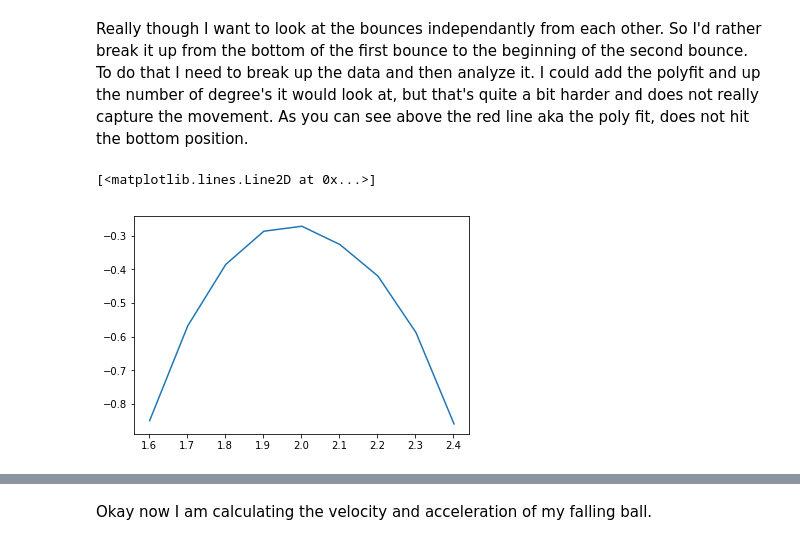
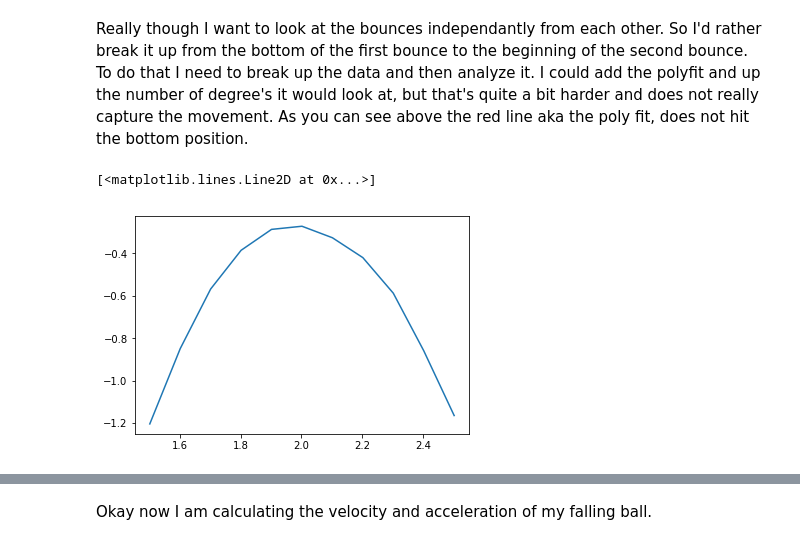
Before and after one commit to Dana-physicsLabs/PH1110-1111, a Jupyter notebook: PH 1110 Lab 3.ipynb, the cells around one changed output, grey strips where cells are left out. Saved outputs shown, nothing was run; the diff lists cells and outputs as text; code cells hidden in the pictures.

Commit message:
Errors update
Keep your ranges reasonable!

```diff
--- a/PH 1110 Lab 3.ipynb
+++ b/PH 1110 Lab 3.ipynb
@@ -40,10 +41,10 @@ print(p) #So you can see the form of the polynomial that was fitted. In this cas
 # %% [markdown]
 Really though I want to look at the bounces independantly from each other. So I'd rather break it up from the bottom of the first bounce to the beginning of the second bounce. To do that I need to break up the data and then analyze it. I could add the polyfit and up the number of degree's it would look at, but that's quite a bit harder and does not really capture the movement. As you can see above the red line aka the poly fit, does not hit the bottom position.
 # %%
-tt = range(11, 20) #Here I redefine my time period I want to look at
-y_bounce1 = ball.loc[tt,'y' ]
-t_bounce1 = ball.loc[tt,'t']
+ii= range(10, 21) #Here I redefine my time period I want to look at. Make sure that the range does not go beyond the number of points you have. If you want to see how many points you have you can use ball.count().
+y_bounce1 = ball.loc[ii,'y' ]
+t_bounce1 = ball.loc[ii,'t']
 plt.plot(t_bounce1, y_bounce1)
 # %% [output]
 [<matplotlib.lines.Line2D at 0x...>]
-[figure, old version]
+[figure, new version]
```
Also changed, not shown: parts of 17 cells of this notebook.
